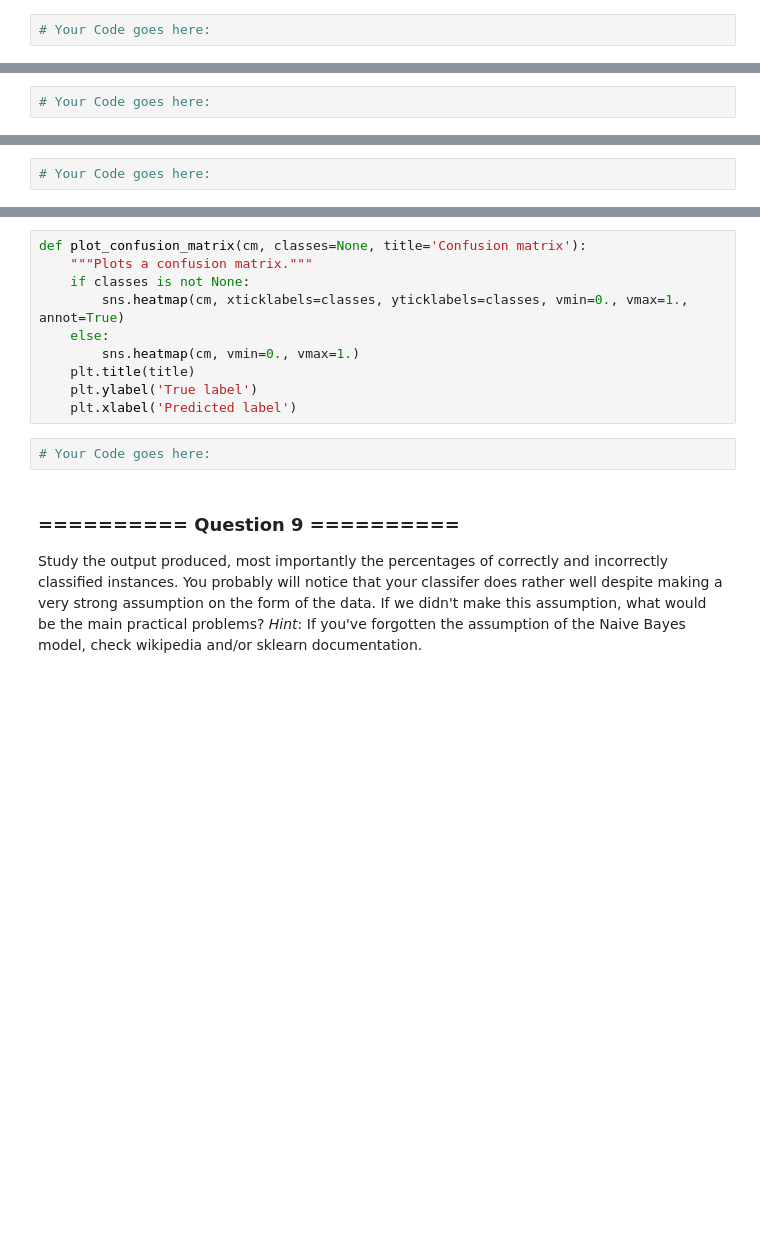
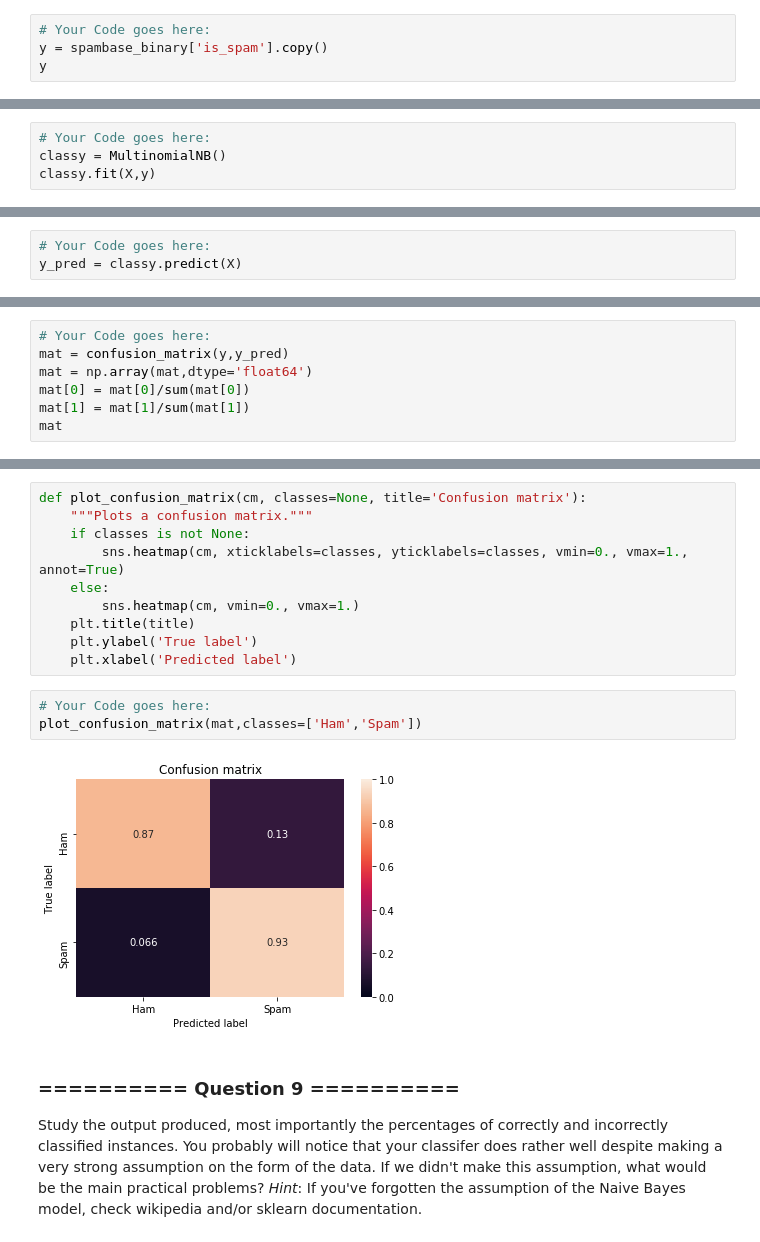
Before and after one commit to RJHughes/ML18, a Jupyter notebook: Labs/01 - Analysis and Visualisation.ipynb, the cells around one changed output, grey strips where cells are left out. Saved outputs shown, nothing was run; the diff lists cells and outputs as text; blank space fills up the shorter version.

Commit message:
Lab 01 completed other than Googly plotting bits

```diff
--- a/Labs/01 - Analysis and Visualisation.ipynb
+++ b/Labs/01 - Analysis and Visualisation.ipynb
@@ -260,3 +281,5 @@ As a first step we extract the input features and targets from the DataFrame. To
 **b)** Create a Pandas Series object `y` that contains only the label from `spambase_binary`.
 # %%
 # Your Code goes here:
+y = spambase_binary['is_spam'].copy()
+y
@@ -270,3 +319,5 @@ As a first step we extract the input features and targets from the DataFrame. To
 Now we want to train a Multinomial Naive Bayes classifier. Initialise a `MultinomialNB` object and [`fit`](http://scikit-learn.org/0.19/modules/generated/sklearn.naive_bayes.MultinomialNB.html#sklearn.naive_bayes.MultinomialNB.fit) the classifier using the `X` and `y` arrays extracted in the cell above.
 # %%
 # Your Code goes here:
+classy = MultinomialNB()
+classy.fit(X,y)
@@ -288,6 +344,7 @@ Scikit-learn also has a [`confusion_matrix`](http://scikit-learn.org/0.19/module
 **b)** Predict the output of the classifier by using the training data as input. *Hint*: make use of the `predict` method of the `MultinomialNB` classifier.
 # %%
 # Your Code goes here:
+y_pred = classy.predict(X)
 # %% [markdown]
 **c)** Compute the classification accuracy on the training data by either using the `accuracy_score` metric or the `score` method of the `MultinomialNB`.
 # %%
@@ -298,0 +357,7 @@ Scikit-learn also has a [`confusion_matrix`](http://scikit-learn.org/0.19/module
+# %%
+# Your Code goes here:
+mat = confusion_matrix(y,y_pred)
+mat = np.array(mat,dtype='float64')
+mat[0] = mat[0]/sum(mat[0])
+mat[1] = mat[1]/sum(mat[1])
+mat
@@ -314,6 +386,9 @@ def plot_confusion_matrix(cm, classes=None, title='Confusion matrix'):
     plt.xlabel('Predicted label')
 # %%
 # Your Code goes here:
+plot_confusion_matrix(mat,classes=['Ham','Spam'])
+# %% [output]
+[figure, added]
 # %% [markdown]
 ### ========== Question 9 ==========
 
```
Also changed, not shown: parts of 21 cells of this notebook.
